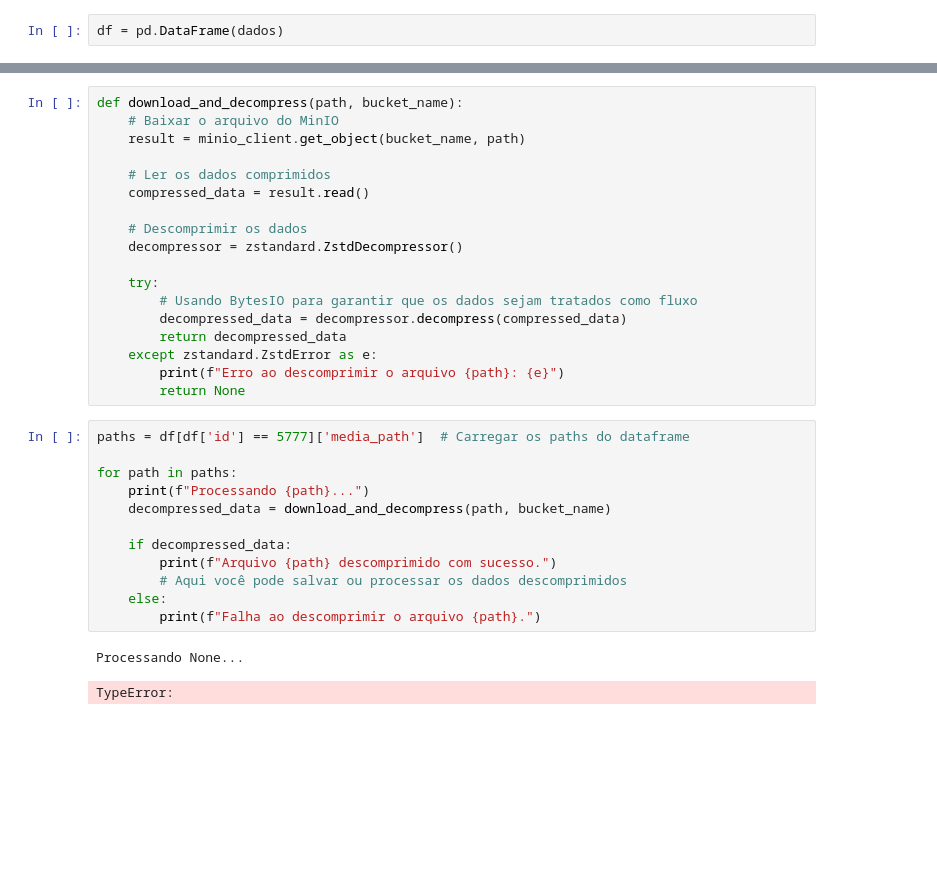
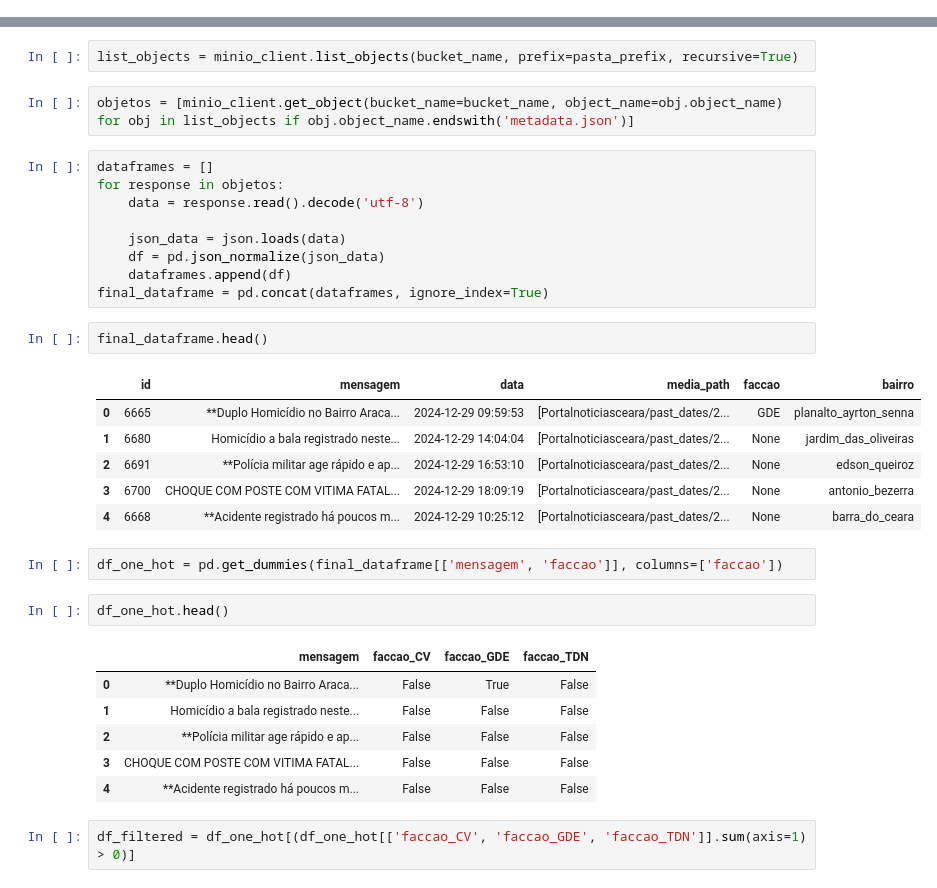
Before and after one commit to nycolasdiaas/zarea-de-risco, a Jupyter notebook: notebooks/nlp_implementation.ipynb, the cells around one changed output, grey strips where cells are left out. Drawn from its saved outputs; the diff is of its cells as text; blank space fills up the shorter version.

Commit message:
preparando o terreno para natural language processing

```diff
--- a/notebooks/nlp_implementation.ipynb
+++ b/notebooks/nlp_implementation.ipynb
@@ -149,2 +17,0 @@ Lendo o arquivo: Portalnoticiasceara/2025-01-01/metadata.json
-# %%
-df = pd.DataFrame(dados)
@@ -203,33 +18,35 @@ decompressor = zstandard.ZstdDecompressor()
-# %%
-def download_and_decompress(path, bucket_name):
-    # Baixar o arquivo do MinIO
-    result = minio_client.get_object(bucket_name, path)
-
-    # Ler os dados comprimidos
-    compressed_data = result.read()
-
-    # Descomprimir os dados
-    decompressor = zstandard.ZstdDecompressor()
-
-    try:
-        # Usando BytesIO para garantir que os dados sejam tratados como fluxo
-        decompressed_data = decompressor.decompress(compressed_data)
-        return decompressed_data
-    except zstandard.ZstdError as e:
-        print(f"Erro ao descomprimir o arquivo {path}: {e}")
-        return None
-# %%
-paths = df[df['id'] == 5777]['media_path']  # Carregar os paths do dataframe
-
-for path in paths:
-    print(f"Processando {path}...")
-    decompressed_data = download_and_decompress(path, bucket_name)
-
-    if decompressed_data:
-        print(f"Arquivo {path} descomprimido com sucesso.")
-        # Aqui você pode salvar ou processar os dados descomprimidos
-    else:
-        print(f"Falha ao descomprimir o arquivo {path}.")
-# %% [output]
-Processando None...
-TypeError:
+# %%
+list_objects = minio_client.list_objects(bucket_name, prefix=pasta_prefix, recursive=True)
+# %%
+objetos = [minio_client.get_object(bucket_name=bucket_name, object_name=obj.object_name) for obj in list_objects if obj.object_name.endswith('metadata.json')]
+# %%
+dataframes = []
+for response in objetos:
+    data = response.read().decode('utf-8')
+
+    json_data = json.loads(data)
+    df = pd.json_normalize(json_data)
+    dataframes.append(df)
+final_dataframe = pd.concat(dataframes, ignore_index=True)
+# %%
+final_dataframe.head()
+# %% [output]
+|  | id | mensagem | data | media_path | faccao | bairro |
+| 0 | 6665 | **Duplo Homicídio no Bairro Araca... | 2024-12-29 09:59:53 | [Portalnoticiasceara/past_dates/2... | GDE | planalto_ayrton_senna |
+| 1 | 6680 | Homicídio a bala registrado neste... | 2024-12-29 14:04:04 | [Portalnoticiasceara/past_dates/2... | None | jardim_das_oliveiras |
+| 2 | 6691 | **Polícia militar age rápido e ap... | 2024-12-29 16:53:10 | [Portalnoticiasceara/past_dates/2... | None | edson_queiroz |
+| 3 | 6700 | CHOQUE COM POSTE COM VITIMA FATAL... | 2024-12-29 18:09:19 | [Portalnoticiasceara/past_dates/2... | None | antonio_bezerra |
+| 4 | 6668 | **Acidente registrado há poucos m... | 2024-12-29 10:25:12 | [Portalnoticiasceara/past_dates/2... | None | barra_do_ceara |
+# %%
+df_one_hot = pd.get_dummies(final_dataframe[['mensagem', 'faccao']], columns=['faccao'])
+# %%
+df_one_hot.head()
+# %% [output]
+|  | mensagem | faccao_CV | faccao_GDE | faccao_TDN |
+| 0 | **Duplo Homicídio no Bairro Araca... | False | True | False |
+| 1 | Homicídio a bala registrado neste... | False | False | False |
+| 2 | **Polícia militar age rápido e ap... | False | False | False |
+| 3 | CHOQUE COM POSTE COM VITIMA FATAL... | False | False | False |
+| 4 | **Acidente registrado há poucos m... | False | False | False |
+# %%
+df_filtered = df_one_hot[(df_one_hot[['faccao_CV', 'faccao_GDE', 'faccao_TDN']].sum(axis=1) > 0)]
```
Also changed, not shown: parts of 23 cells of this notebook.
